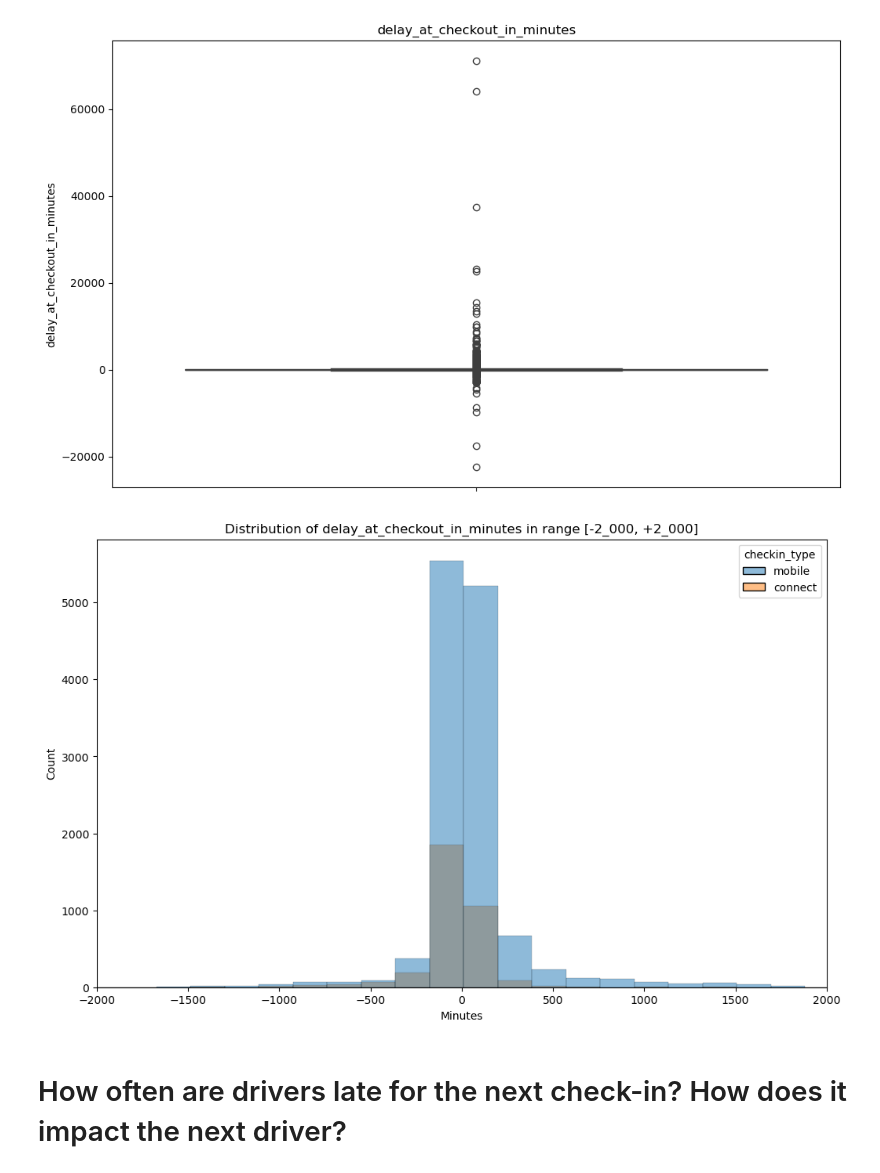
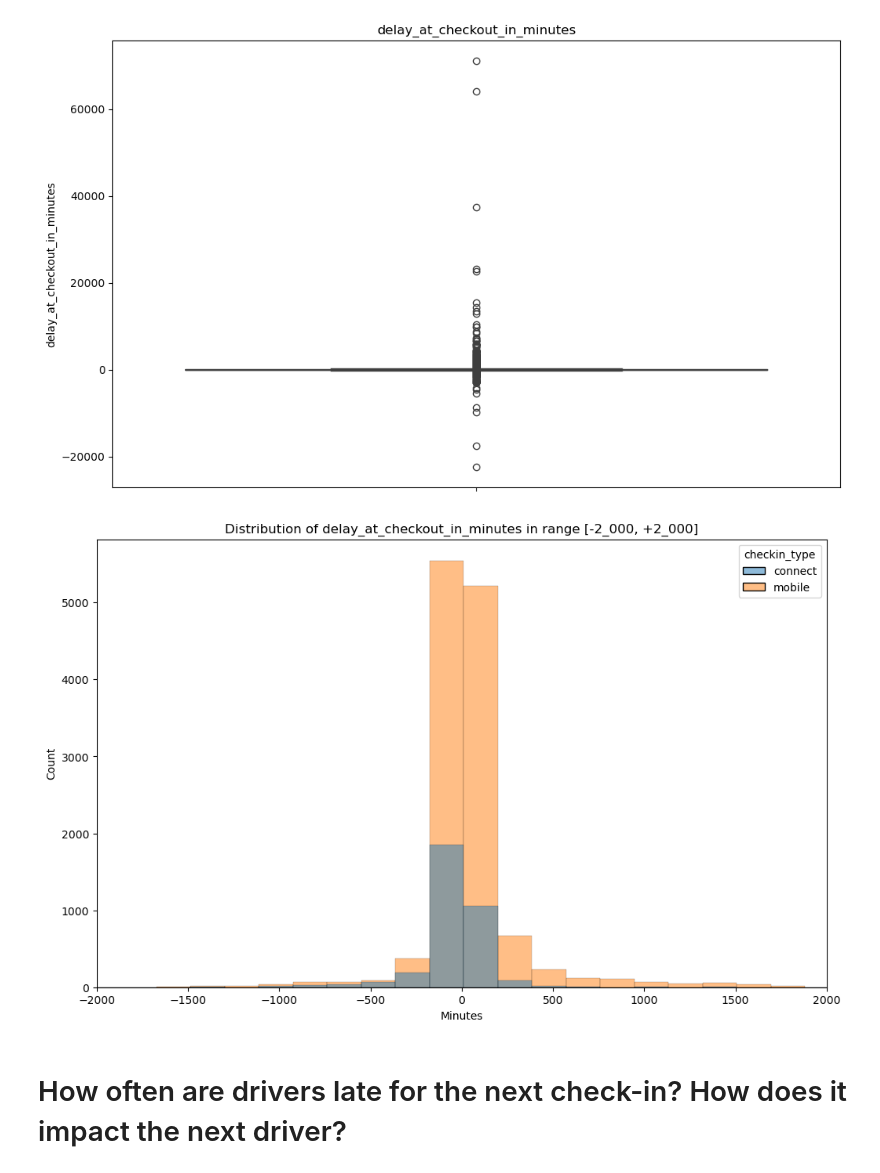
Before and after one commit to 40tude/02_Data-Science_Fullstack_march_2024, a Jupyter notebook: 08_deployment/99_Project_getaround/02_getarround.ipynb, the cells around one changed output. Drawn from its saved outputs; the diff is of its cells as text; code cells hidden in the pictures.

```diff
--- a/08_deployment/99_Project_getaround/02_getarround.ipynb
+++ b/08_deployment/99_Project_getaround/02_getarround.ipynb
@@ -360,13 +397,13 @@ plt.show()
 [figure]
 # %%
 fig, ax = plt.subplots(figsize=(k_Width,k_Height))
-sns.histplot(data=df, x="delay_at_checkout_in_minutes", hue="checkin_type", bins=500) #, bins=100, , kde=True
+sns.histplot(data=df, x="delay_at_checkout_in_minutes", hue="checkin_type", hue_order = ["connect", "mobile"], bins=500) #, bins=100, , kde=True
 
 ax.set_title("Distribution of delay_at_checkout_in_minutes in range [-2_000, +2_000]")
 ax.set_xlabel("Minutes")
 ax.set_xlim(-2000, 2000)
 plt.show()
 # %% [output]
-[figure, old version]
+[figure, new version]
 # %% [markdown]
 # How often are drivers late for the next check-in? How does it impact the next driver?
```
Also changed, not shown: parts of 26 cells of this notebook, 1 other file.
